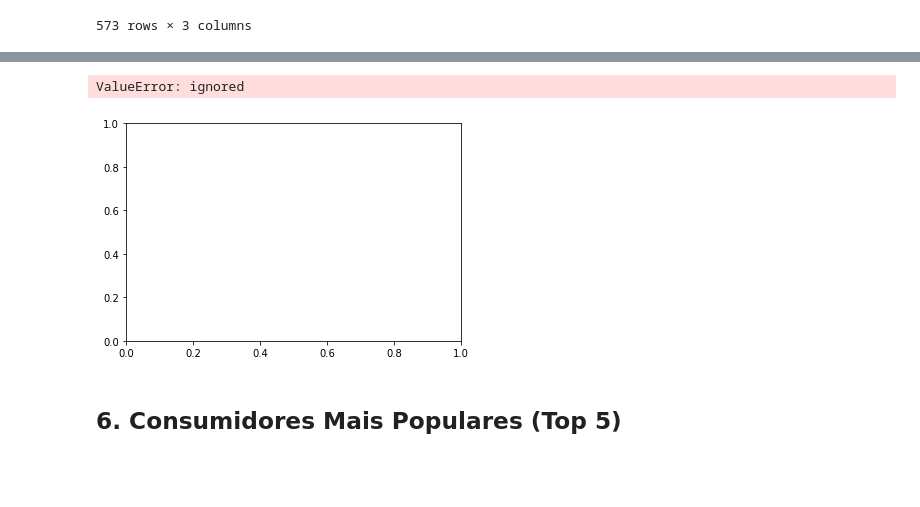
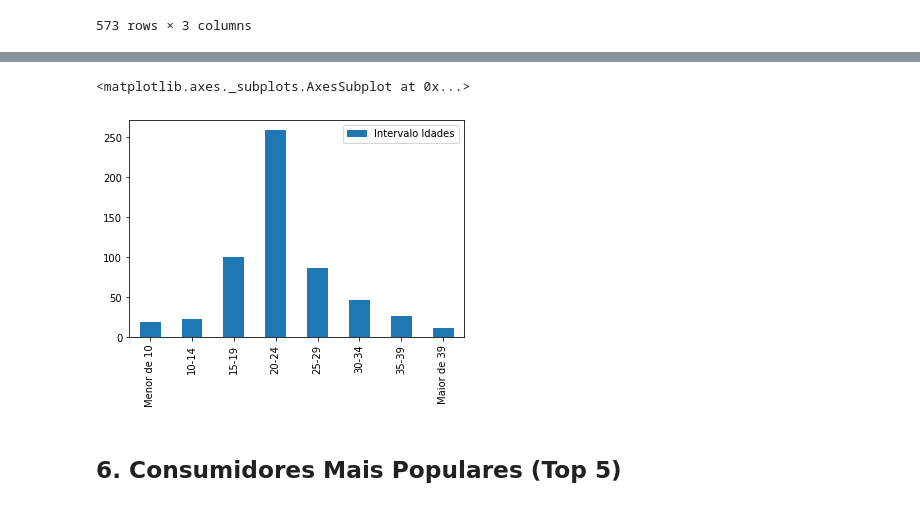
Before and after one commit to ralsouza/python_fundamentos, a Jupyter notebook: src/05_desafio/05_missao05.ipynb, the cells around one changed output, grey strips where cells are left out. Cells and saved outputs as stored; diff of their text form; code cells hidden in the pictures; blank space fills up the shorter version.

```diff
--- a/src/05_desafio/05_missao05.ipynb
+++ b/src/05_desafio/05_missao05.ipynb
@@ -289,8 +287,6 @@ info_compradores
 # %%
 # Compras por faixa etária
 age_bins =  [0, 9.99, 14.99, 19.99, 24.99, 29.99, 34.99, 39.99, 999]
-seg_idade = ['Menos de 10', '10-14', '15-19', '20-24', '25-29', '30-34', '35-39', 'Mais de 40']
+seg_idade = ['Menor de 10', '10-14', '15-19', '20-24', '25-29', '30-34', '35-39', 'Maior de 39']
 
 info_compradores['Intervalo Idades'] = pd.cut(info_compradores['Idade'], age_bins, labels=seg_idade)
-
-info_compradores
@@ -311,8 +293,10 @@ info_compradores
-# %%
-plot =
-# %% [output]
-ValueError: ignored
-[figure, removed]
+# %%
+df_hist_compras = pd.DataFrame(info_compradores['Intervalo Idades'].value_counts(), index=seg_idade)
+
+df_hist_compras.plot(kind='bar')
+# %% [output]
+<matplotlib.axes._subplots.AxesSubplot at 0x...>
+[figure, added]
 # %% [markdown]
 ## **6. Consumidores Mais Populares (Top 5)**
 # %%
```
Also changed, not shown: parts of 2 cells of this notebook.
